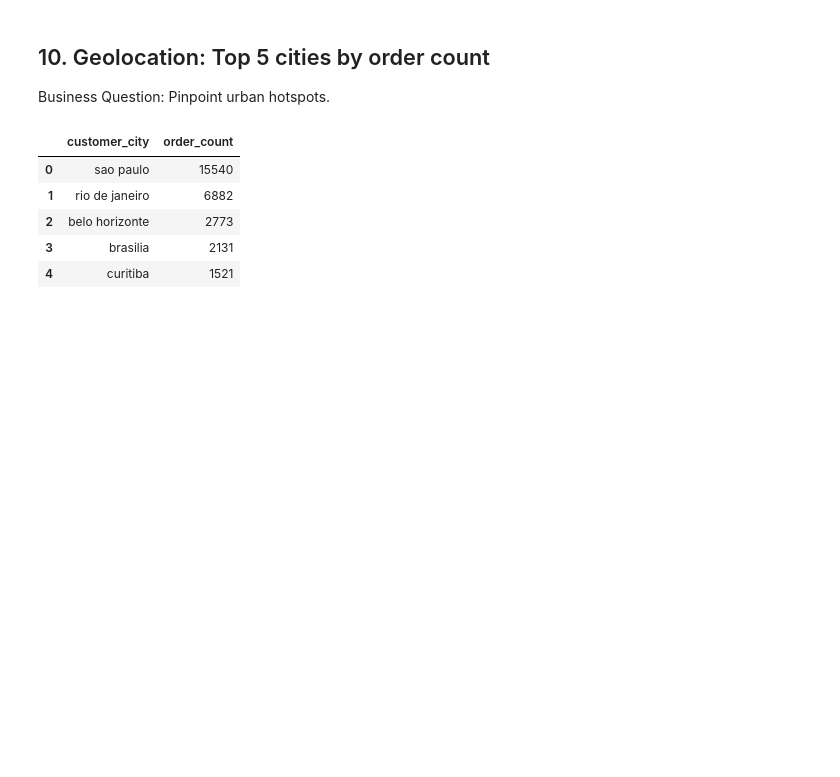
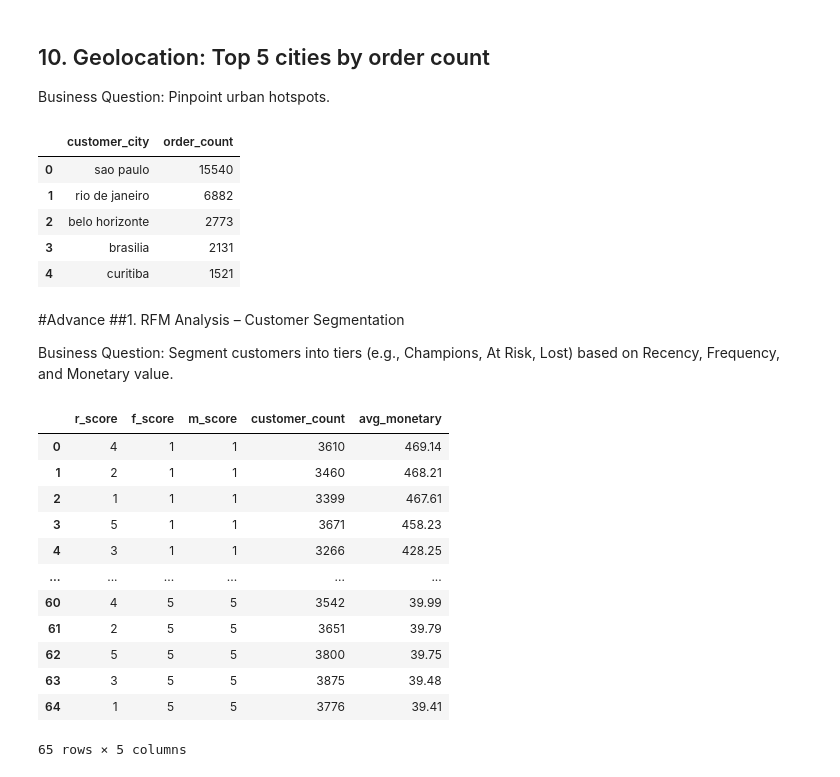
Before and after one commit to Azarbaad/Data_analytics, a Jupyter notebook: sql_brazilian_ecommerce.ipynb, the cells around one changed output. Saved outputs shown, nothing was run; the diff lists cells and outputs as text; code cells hidden in the pictures; blank space fills up the shorter version.

```diff
--- a/sql_brazilian_ecommerce.ipynb
+++ b/sql_brazilian_ecommerce.ipynb
@@ -814,3 +814,56 @@ display(DataTable(result))
 | 2 | belo horizonte | 2773 |
 | 3 | brasilia | 2131 |
 | 4 | curitiba | 1521 |
+# %% [markdown]
+#Advance
+##1. RFM Analysis – Customer Segmentation
+
+Business Question: Segment customers into tiers (e.g., Champions, At Risk, Lost) based on Recency, Frequency, and Monetary value.
+# %%
+query = """
+WITH rfm AS (
+    SELECT
+        c.customer_unique_id,
+        MAX(julianday('2018-10-17') - julianday(o.order_purchase_timestamp)) AS recency_days,  -- Use dataset max date +1
+        COUNT(DISTINCT o.order_id) AS frequency,
+        ROUND(SUM(oi.price + oi.freight_value), 2) AS monetary
+    FROM customers_dataset c
+    JOIN orders_dataset o ON c.customer_id = o.customer_id
+    JOIN order_items_dataset oi ON o.order_id = oi.order_id
+    WHERE o.order_status = 'delivered'
+    GROUP BY c.customer_unique_id
+),
+rfm_scores AS (
+    SELECT
+        *,
+        NTILE(5) OVER (ORDER BY recency_days ASC) AS r_score,        -- 5=highest recency (recent)
+        NTILE(5) OVER (ORDER BY frequency DESC) AS f_score,         -- 5=highest frequency
+        NTILE(5) OVER (ORDER BY monetary DESC) AS m_score           -- 5=highest spend
+    FROM rfm
+)
+SELECT
+    r_score,
+    f_score,
+    m_score,
+    COUNT(*) AS customer_count,
+    ROUND(AVG(monetary), 2) AS avg_monetary
+FROM rfm_scores
+GROUP BY r_score, f_score, m_score
+ORDER BY avg_monetary DESC;
+"""
+result = pd.read_sql(query, conn)
+display(DataTable(result))
+# %% [output]
+|  | r_score | f_score | m_score | customer_count | avg_monetary |
+| 0 | 4 | 1 | 1 | 3610 | 469.14 |
+| 1 | 2 | 1 | 1 | 3460 | 468.21 |
+| 2 | 1 | 1 | 1 | 3399 | 467.61 |
+| 3 | 5 | 1 | 1 | 3671 | 458.23 |
+| 4 | 3 | 1 | 1 | 3266 | 428.25 |
+| ... | ... | ... | ... | ... | ... |
+| 60 | 4 | 5 | 5 | 3542 | 39.99 |
+| 61 | 2 | 5 | 5 | 3651 | 39.79 |
+| 62 | 5 | 5 | 5 | 3800 | 39.75 |
+| 63 | 3 | 5 | 5 | 3875 | 39.48 |
+| 64 | 1 | 5 | 5 | 3776 | 39.41 |
+65 rows × 5 columns
```
Also changed, not shown: parts of 18 cells of this notebook.
